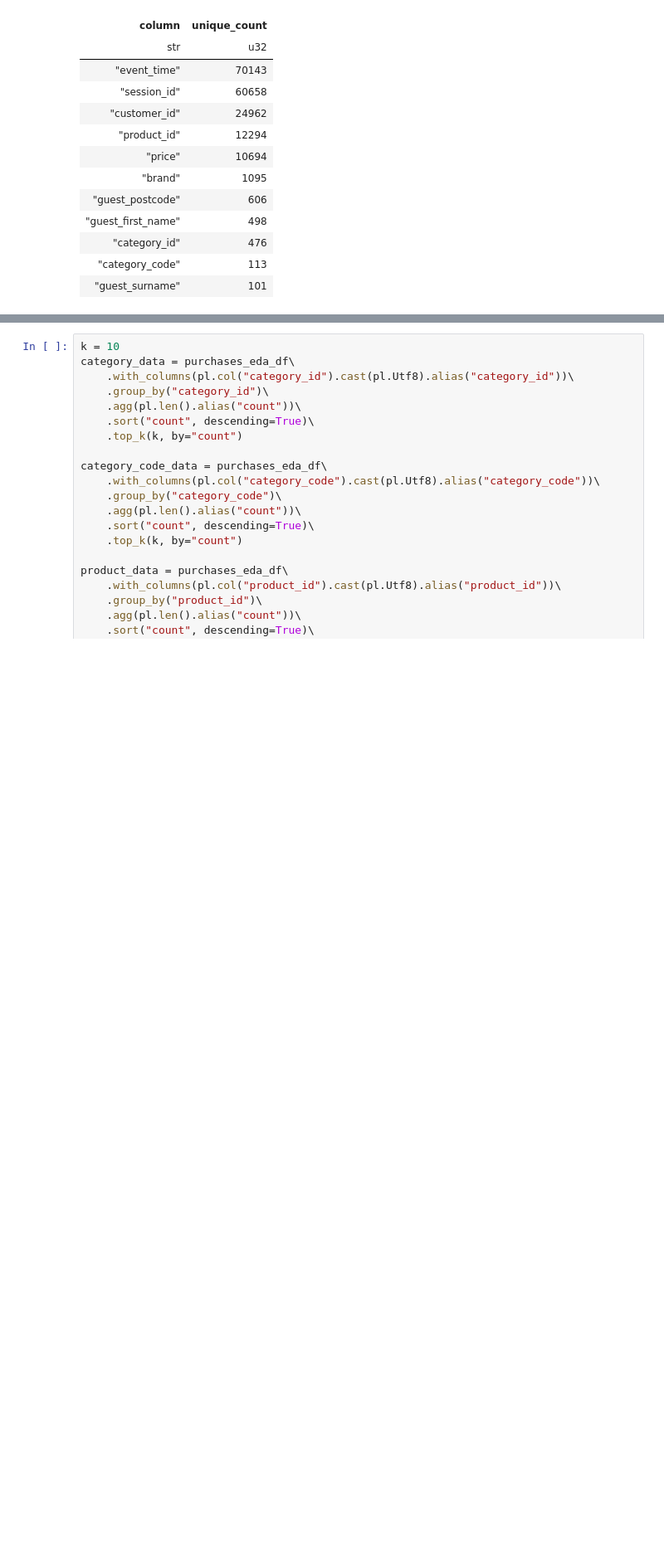
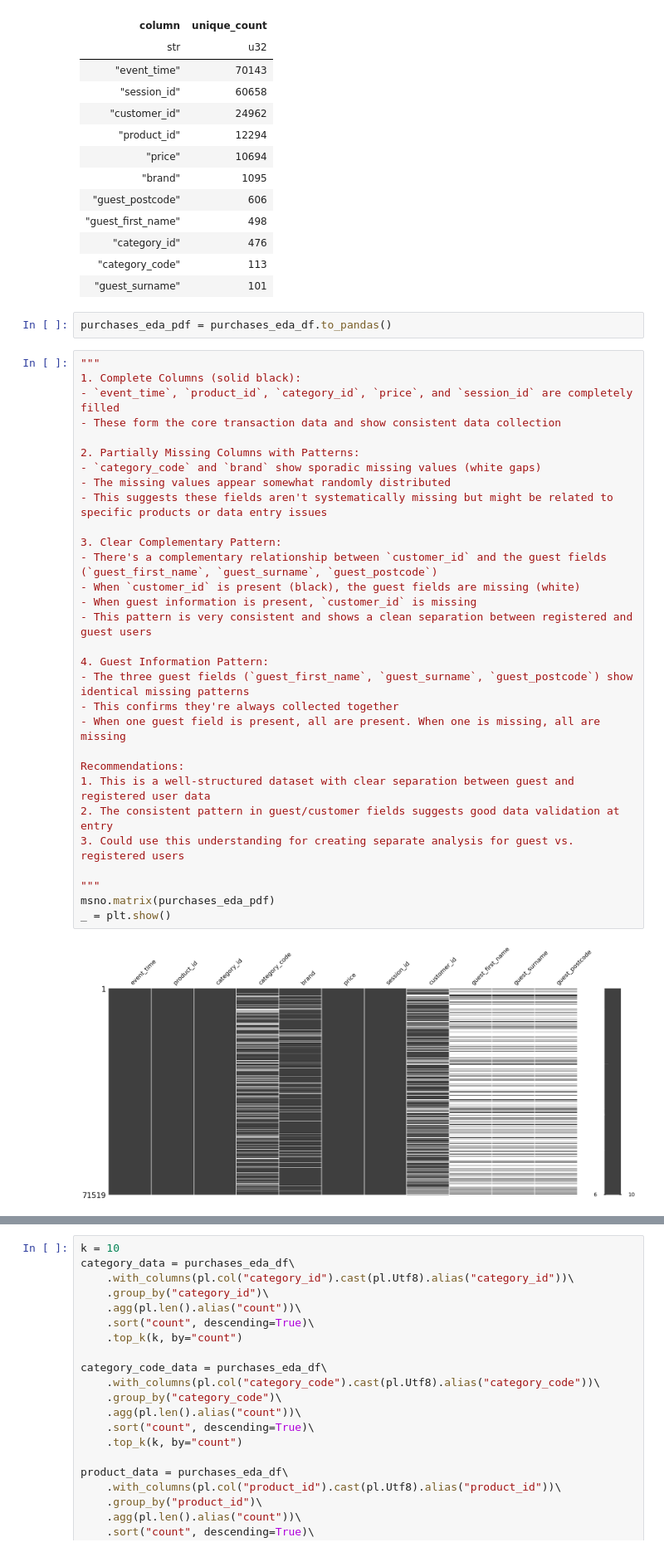
Before and after one commit to chrispaynes/OSDSC-Portfolio, a Jupyter notebook: analytics/customer_identification/main.ipynb, the cells around one changed output, grey strips where cells are left out. Shown at 83% size. Cells and saved outputs as stored; diff of their text form; blank space fills up the shorter version.

Commit message:
investigate null values

```diff
--- a/analytics/customer_identification/main.ipynb
+++ b/analytics/customer_identification/main.ipynb
@@ -273,3 +332,37 @@ shape: (11, 2)
 | "category_id" | 476 |
 | "category_code" | 113 |
 | "guest_surname" | 101 |
+# %%
+purchases_eda_pdf = purchases_eda_df.to_pandas()
+# %%
+"""
+1. Complete Columns (solid black):
+- `event_time`, `product_id`, `category_id`, `price`, and `session_id` are completely filled
+- These form the core transaction data and show consistent data collection
+
+2. Partially Missing Columns with Patterns:
+- `category_code` and `brand` show sporadic missing values (white gaps)
+- The missing values appear somewhat randomly distributed
+- This suggests these fields aren't systematically missing but might be related to specific products or data entry issues
+
+3. Clear Complementary Pattern:
+- There's a complementary relationship between `customer_id` and the guest fields (`guest_first_name`, `guest_surname`, `guest_postcode`)
+- When `customer_id` is present (black), the guest fields are missing (white)
+- When guest information is present, `customer_id` is missing
+- This pattern is very consistent and shows a clean separation between registered and guest users
+
+4. Guest Information Pattern:
+- The three guest fields (`guest_first_name`, `guest_surname`, `guest_postcode`) show identical missing patterns
+- This confirms they're always collected together
+- When one guest field is present, all are present. When one is missing, all are missing
+
+Recommendations:
+1. This is a well-structured dataset with clear separation between guest and registered user data
+2. The consistent pattern in guest/customer fields suggests good data validation at entry
+3. Could use this understanding for creating separate analysis for guest vs. registered users
+
+"""
+msno.matrix(purchases_eda_pdf)
+_ = plt.show()
+# %% [output]
+[figure, added]
```
Also changed, not shown: parts of 9 cells of this notebook.
